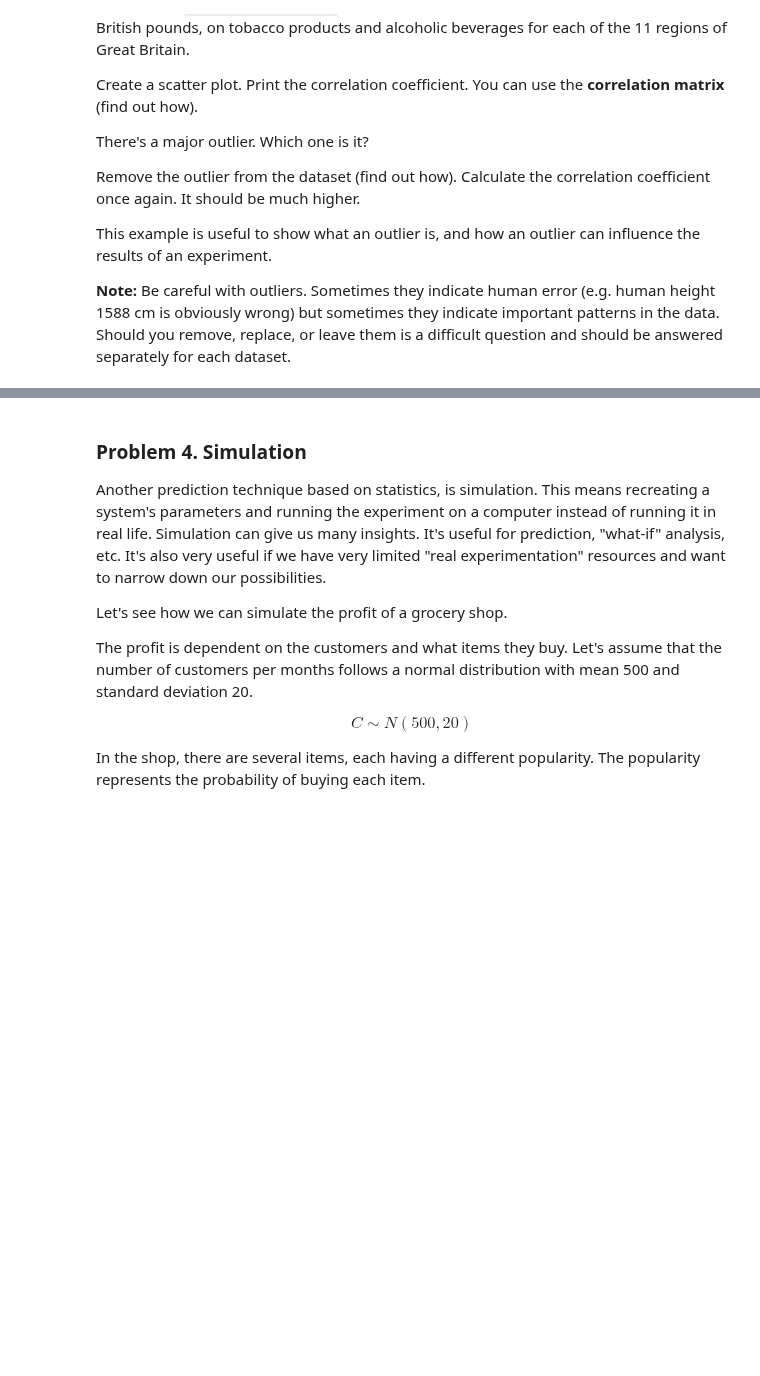
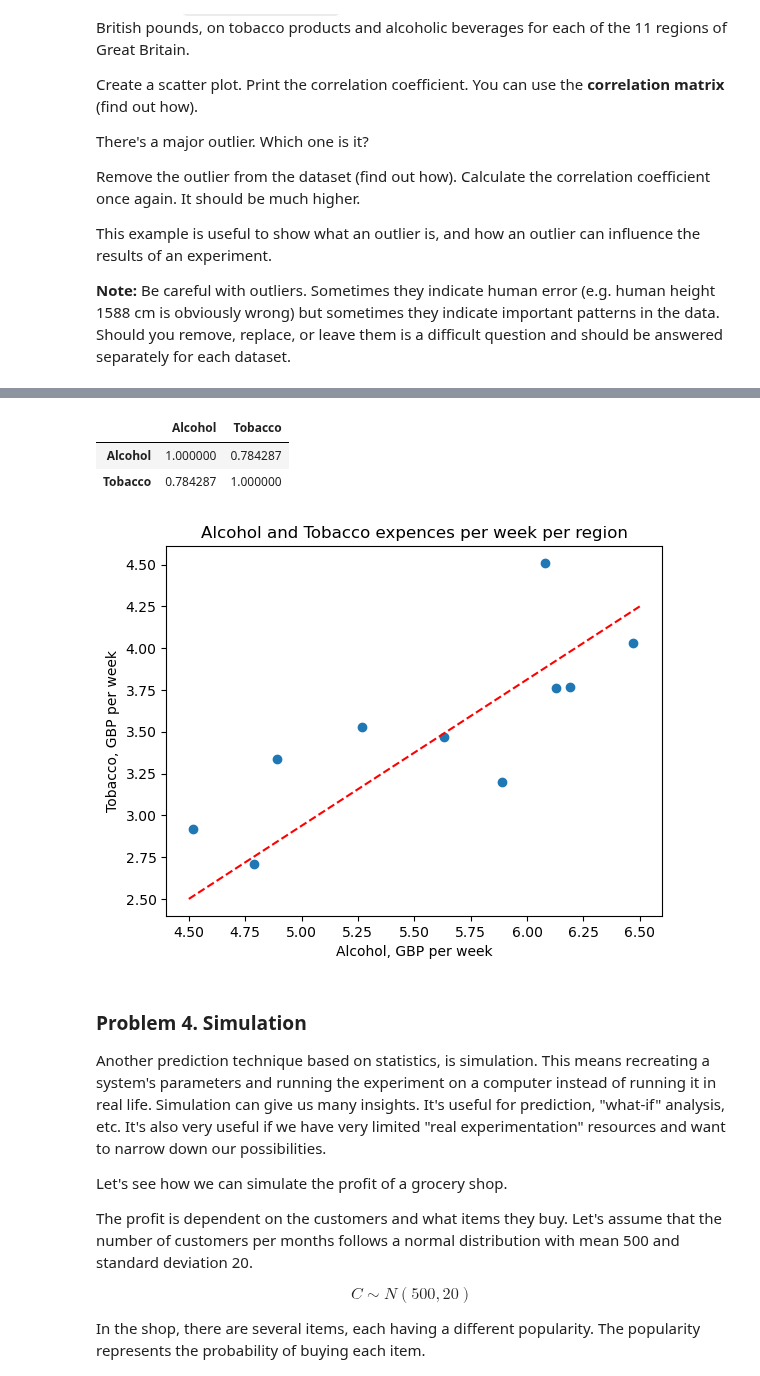
Before and after one commit to mi6oo6im/ml_math_for_devs, a Jupyter notebook: 12. Exercise Statistics/Statistics Exercise.ipynb, the cells around one changed output, grey strips where cells are left out. Drawn from its saved outputs; the diff is of its cells as text; code cells hidden in the pictures; blank space fills up the shorter version.

```diff
--- a/12. Exercise Statistics/Statistics Exercise.ipynb
+++ b/12. Exercise Statistics/Statistics Exercise.ipynb
@@ -255,0 +292,2 @@ This example is useful to show what an outlier is, and how an outlier can influe
+# %%
+alc_tob_df_filtered = alc_tob_df[alc_tob_df['Region'] != 'Northern Ireland']
@@ -256,3 +308,18 @@ This example is useful to show what an outlier is, and how an outlier can influe
+# %%
+alc_tob_df_filtered[['Alcohol','Tobacco']].corr()
+# %% [output]
+|  | Alcohol | Tobacco |
+| Alcohol | 1.000000 | 0.784287 |
+| Tobacco | 0.784287 | 1.000000 |
+# %%
+plt.scatter(alc_tob_df_filtered['Alcohol'], alc_tob_df_filtered['Tobacco'])
+plt.title('Alcohol and Tobacco expences per week per region')
+plt.xlabel('Alcohol, GBP per week')
+plt.ylabel('Tobacco, GBP per week')
+plt.plot([4.5,6.5],[2.5,4.25], linestyle='--',color='red')
+plt.show()
+# %% [output]
+[figure, added]
 # %% [markdown]
 ### Problem 4. Simulation
 Another prediction technique based on statistics, is simulation. This means recreating a system's parameters and running the experiment on a computer instead of running it in real life. Simulation can give us many insights. It's useful for prediction, "what-if" analysis, etc. It's also very useful if we have very limited "real experimentation" resources and want to narrow down our possibilities.
```
Also changed, not shown: parts of 10 cells of this notebook, 2 other files.
